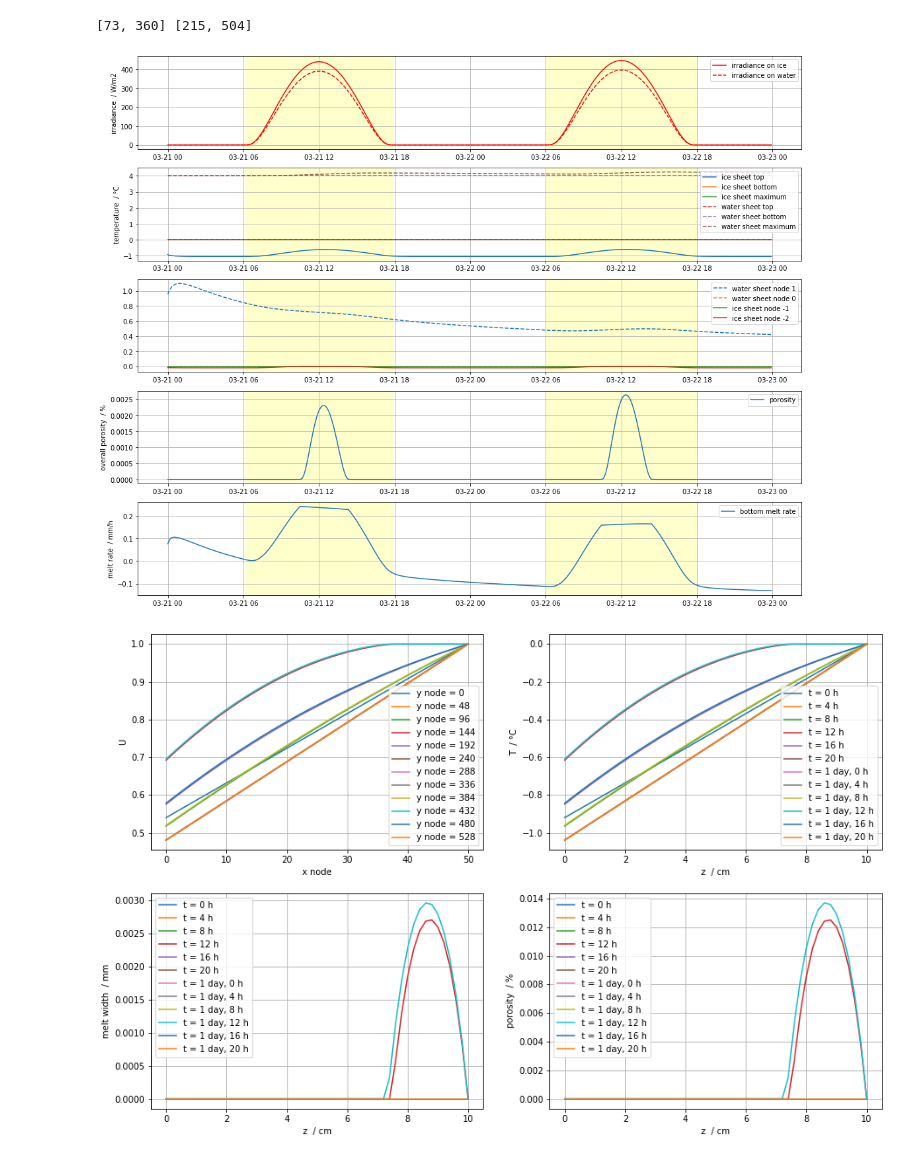
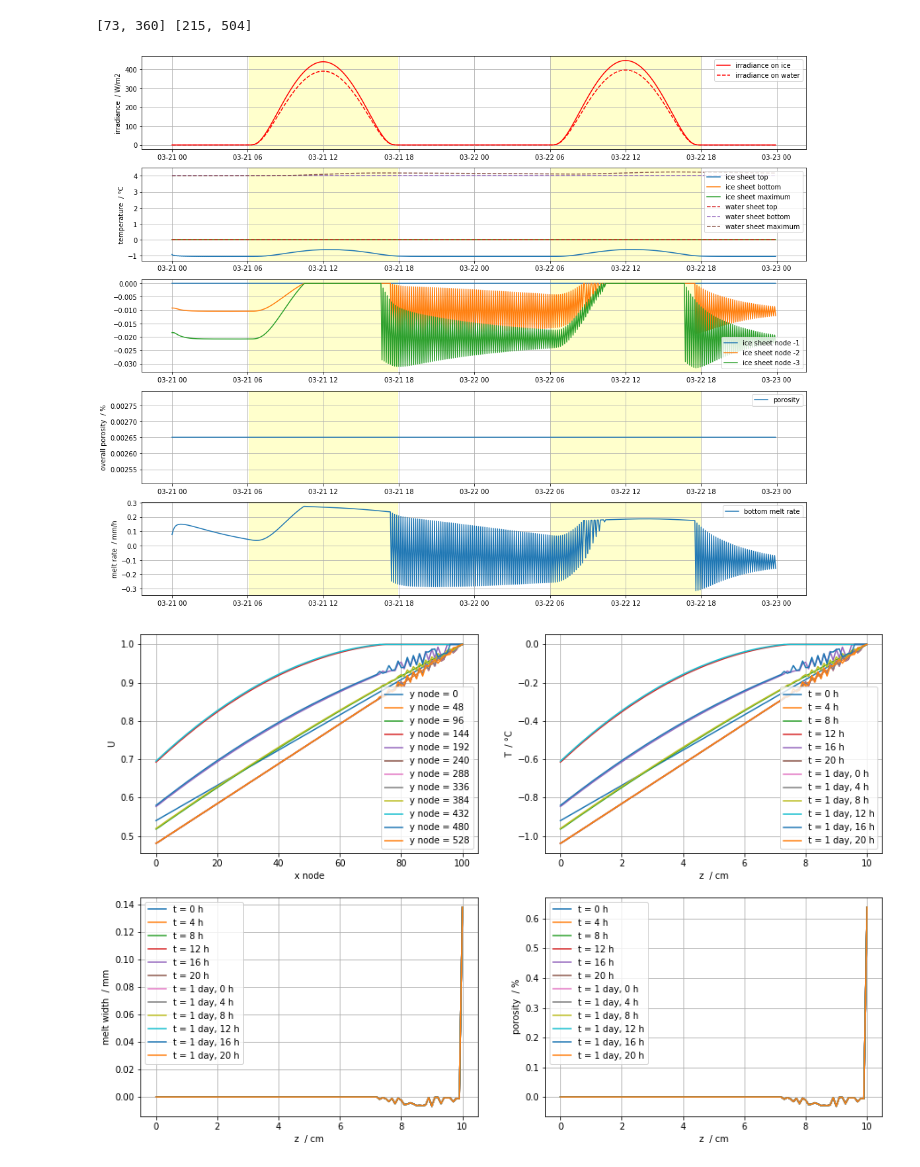
Before and after one commit to Henrikum/skrinning-stuff, a Jupyter notebook: notebooks/skrinning stuff.ipynb, the cells around one changed output. Drawn from its saved outputs; the diff is of its cells as text; code cells hidden in the pictures.

```diff
--- a/notebooks/skrinning stuff.ipynb
+++ b/notebooks/skrinning stuff.ipynb
@@ -44,7 +44,7 @@ Where: lat = 55.71°, alt = 10 m
 What: freshWater
 # %%
 # setupModel
-spatialNodeCount = 51
+spatialNodeCount = 101
 timeStep = 5*60  # s
 aEnv=[0.05, 0.9, 0.05]
 TEnv=[-2.0, -20.0, -270.]
@@ -107,36 +115,37 @@ epss = np.array(epss)
 
 nPlot = 5
 fig, axs = plt.subplots(nPlot, 1, figsize=(18, nPlot*3))
 i = 0
 axs[i].plot(dateTimes, S0s, color='red', label='irradiance on ice')
 axs[i].plot(dateTimes, S0sW, '--', color='red', label='irradiance on water')
 axs[i].set_ylabel('irradiance  / W/m2')
 i = i + 1
 axs[i].plot(dateTimes, myIce.makeUOneD(USoln[:, 0]), label='ice sheet top')
 axs[i].plot(dateTimes, myIce.makeUOneD(USoln[:, -1]), label='ice sheet bottom')
 axs[i].plot(dateTimes, myIce.makeUOneD(np.array(UMaxs)), label='ice sheet maximum')
 axs[i].plot(dateTimes, myWater.makeUOneD(USolnW[:, 0]), '--', label='water sheet top')
 axs[i].plot(dateTimes, myWater.makeUOneD(USolnW[:, -1]), '--', label='water sheet bottom')
 axs[i].plot(dateTimes, myWater.makeUOneD(np.array(UMaxsW)), '--', label='water sheet maximum')
 axs[i].set_ylabel('temperature  / °C')
 i = i + 1
-axs[i].plot(dateTimes, myWater.makeUOneD(USolnW[:, 1]), '--', label='water sheet node 1')
-axs[i].plot(dateTimes, myWater.makeUOneD(USolnW[:, 0]), '--', label='water sheet node 0')
+# axs[i].plot(dateTimes, myWater.makeUOneD(USolnW[:, 1]), '--', label='water sheet node 1')
+# axs[i].plot(dateTimes, myWater.makeUOneD(USolnW[:, 0]), '--', label='water sheet node 0')
 axs[i].plot(dateTimes, myIce.makeUOneD(USoln[:, -1]), label='ice sheet node -1')
 axs[i].plot(dateTimes, myIce.makeUOneD(USoln[:, -2]), label='ice sheet node -2')
+axs[i].plot(dateTimes, myIce.makeUOneD(USoln[:, -3]), label='ice sheet node -3')
 i = i + 1
 axs[i].plot(dateTimes, epss*100, label='porosity')
 axs[i].set_ylabel('overall porosity  / %')
 i = i + 1
 axs[i].plot(dateTimes, botMeltRates*1000*3600, label='bottom melt rate')
 axs[i].set_ylabel('melt rate  / mm/h')
 for i in range(nPlot):
     for j in range(len(idxSunUp)):
         axs[i].axvspan(dateTimes[idxSunUp[j]], dateTimes[idxSunDn[j]], color='yellow', alpha=0.2)
     axs[i].grid()
     axs[i].legend()
 # %% [output]
-[figure, old version]
+[figure, new version]
 # %%
 TSoln = myIce.makeUOneD(USoln)
 
@@ -173,7 +182,7 @@ for i in range(2):
         axs[i, k].legend()
         axs[i, k].grid()
 # %% [output]
-[figure, old version]
+[figure, new version]
 # %%
 TSoln = myIce.makeUOneD(USoln)
 TSolnW = myWater.makeUOneD(USolnW)
```
Also changed, not shown: parts of 6 cells of this notebook, 1 other file.
